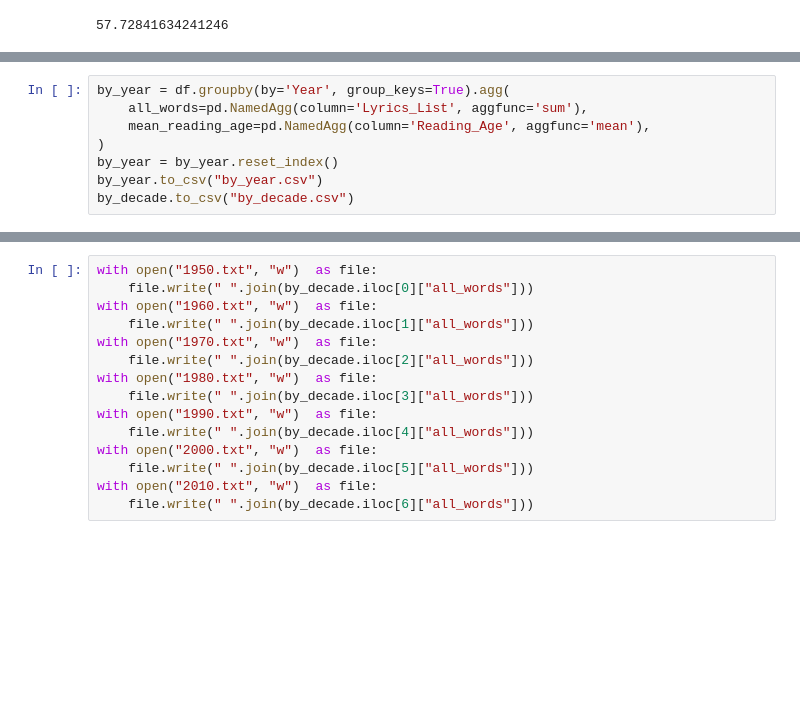
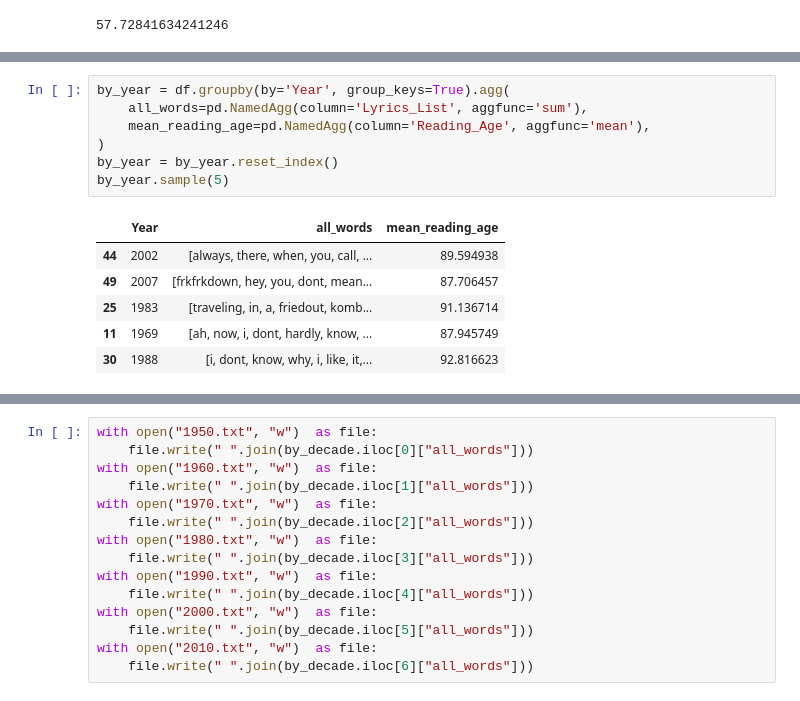
Before and after one commit to hogesonline/Pyconau2023, a Jupyter notebook: PyconTalkLyricsJupyter.ipynb, the cells around one changed output, grey strips where cells are left out. Cells and saved outputs as stored; diff of their text form; blank space fills up the shorter version.

```diff
--- a/PyconTalkLyricsJupyter.ipynb
+++ b/PyconTalkLyricsJupyter.ipynb
@@ -263,8 +266,14 @@ by_decade.plot.scatter(x="decade", y="mean_reading_age")
 # %%
 by_year = df.groupby(by='Year', group_keys=True).agg(
     all_words=pd.NamedAgg(column='Lyrics_List', aggfunc='sum'),
     mean_reading_age=pd.NamedAgg(column='Reading_Age', aggfunc='mean'),
 )
 by_year = by_year.reset_index()
-by_year.to_csv("by_year.csv")
-by_decade.to_csv("by_decade.csv")
+by_year.sample(5)
+# %% [output]
+|  | Year | all_words | mean_reading_age |
+| 44 | 2002 | [always, there, when, you, call, ... | 89.594938 |
+| 49 | 2007 | [frkfrkdown, hey, you, dont, mean... | 87.706457 |
+| 25 | 1983 | [traveling, in, a, friedout, komb... | 91.136714 |
+| 11 | 1969 | [ah, now, i, dont, hardly, know, ... | 87.945749 |
+| 30 | 1988 | [i, dont, know, why, i, like, it,... | 92.816623 |
```
Also changed, not shown: parts of 13 cells of this notebook, 17 other files.
